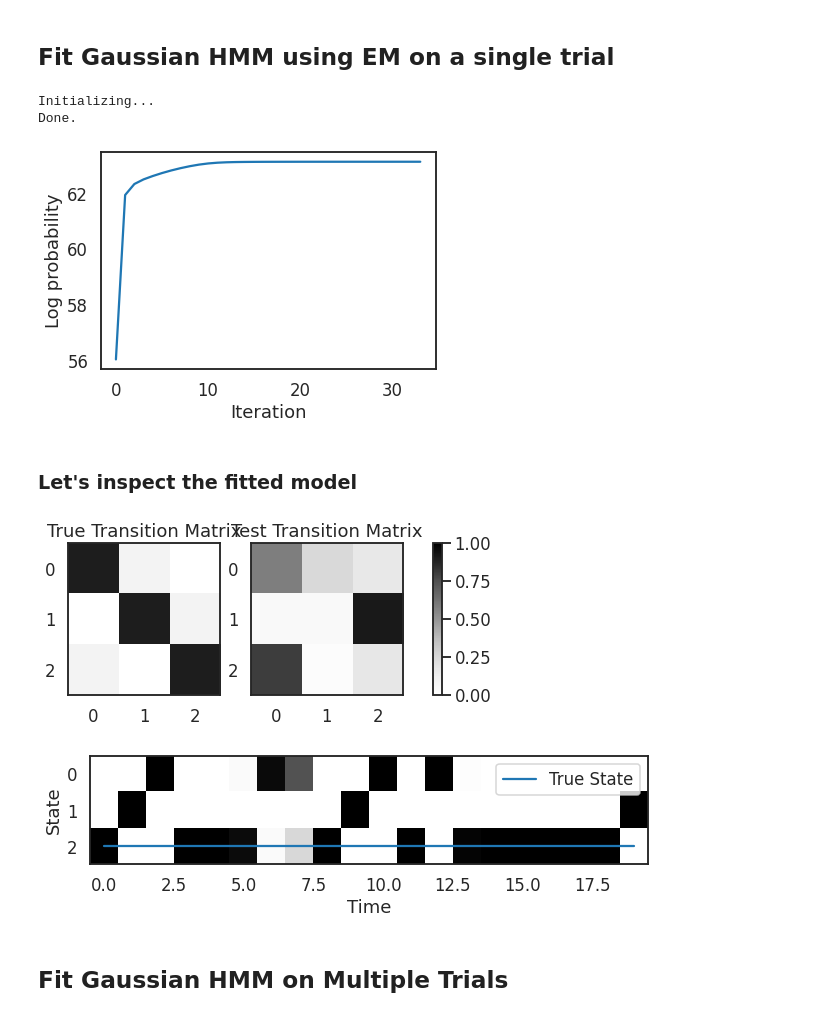
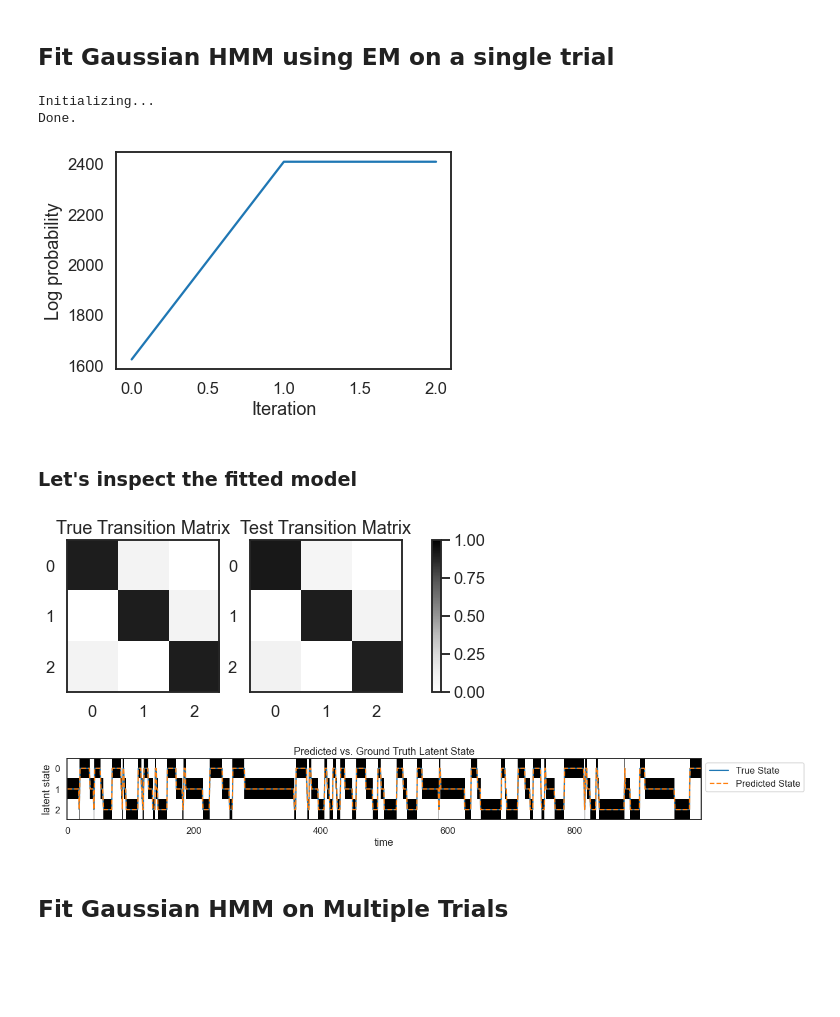
Before and after one commit to lindermanlab/ssm-jax, a Jupyter notebook: notebooks/gaussian-hmm-example.ipynb, the cells around one changed output. Drawn from its saved outputs; the diff is of its cells as text; code cells hidden in the pictures; blank space fills up the shorter version.

```diff
--- a/notebooks/gaussian-hmm-example.ipynb
+++ b/notebooks/gaussian-hmm-example.ipynb
@@ -108,8 +119,8 @@ true_hmm = GaussianHMM(
     emission_covariances=emission_covariance)
 
 # sample latent states, observations (data) from the model
-num_timesteps = 20
-states, data = true_hmm.sample(jr.PRNGKey(1), num_timesteps)
+num_timesteps = 1000
+states, data = true_hmm.sample(jr.PRNGKey(0), num_timesteps)
 
 # view the sampled data
 plot_transition_matrix(transition_matrix)
@@ -141,7 +151,7 @@ plt.show()
 # %% [output]
 Initializing...
 Done.
-[figure, old version]
+[figure, new version]
 # %% [markdown]
 ### Let's inspect the fitted model
 # %%
@@ -156,22 +166,15 @@ perm = find_permutation(states, np.argmax(Ez, axis=-1))
 # Here, we compare the true and inferred transition matrix
 compare_transition_matrix(true_hmm.transition_matrix, fitted_hmm.transition_matrix)
 # %% [output]
-[figure, old version]
+[figure, new version]
 # %%
 # Here, we plot the inferred state against the true state as a function of time.
 # The black rectangles represent the probability of the inferred state. We can
 # see that the model is very confident about the different state assignments.
 
-plt.figure(figsize=(10, 2))
-plt.imshow(Ez.T[perm, :], aspect="auto", interpolation="none", vmin=0, vmax=1, cmap="Greys")
-plt.plot(states, '-', label="True State")
-# plt.plot(Ez.T[perm, :].argmax(axis=0), '--', label="Predicted State")
-plt.legend(bbox_to_anchor=(1,1))
-plt.xlabel("Time")
-plt.ylabel("State")
-plt.show()
+plot_posterior_states(Ez, states, perm)
 # %% [output]
-[figure, old version]
+[figure, new version]
 # %% [markdown]
 ## Fit Gaussian HMM on Multiple Trials
 # %%
```
Also changed, not shown: parts of 7 cells of this notebook, 6 other files.
